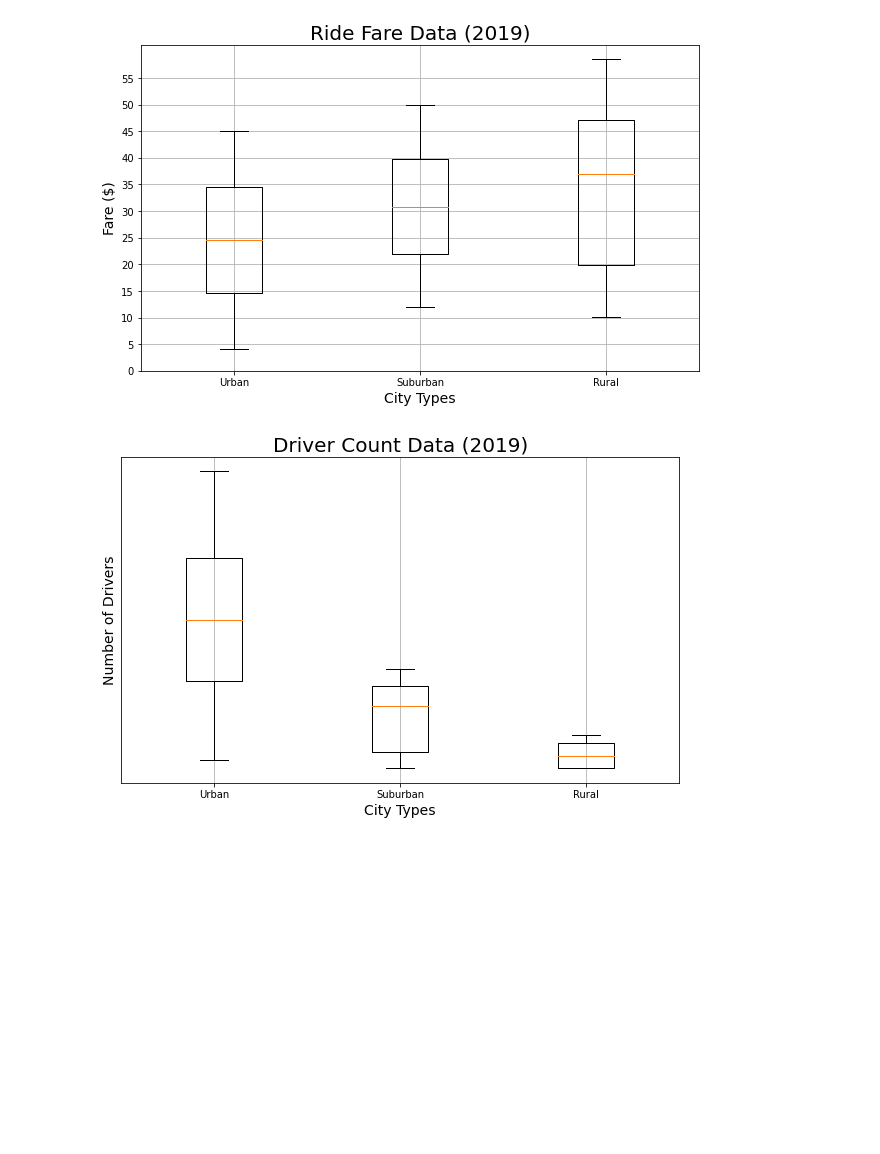
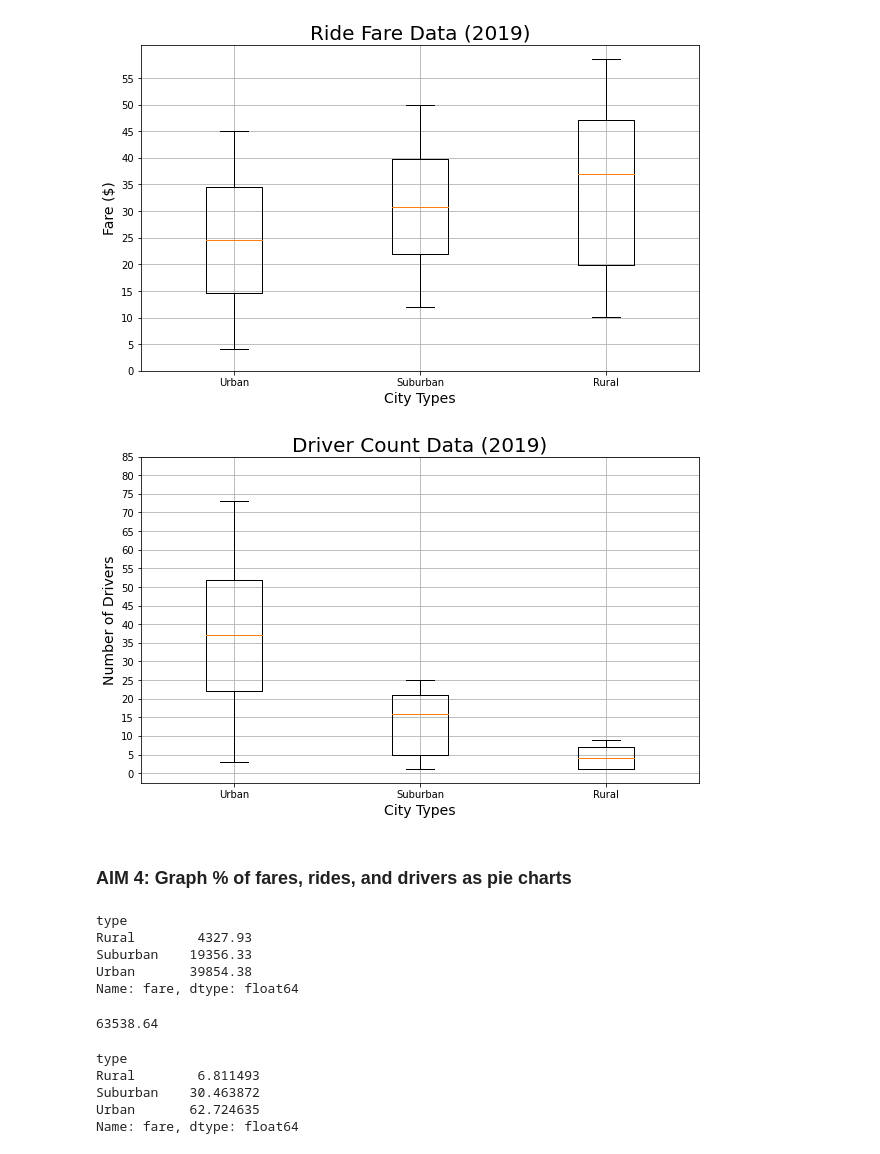
Before and after one commit to CYLaiMDPhD/PyBer_Rideshare_Analysis, a Jupyter notebook: PyBer.ipynb, the cells around one changed output. Drawn from its saved outputs; the diff is of its cells as text; code cells hidden in the pictures; blank space fills up the shorter version.

```diff
--- a/PyBer.ipynb
+++ b/PyBer.ipynb
@@ -715,21 +715,49 @@ plt.show()
 # %%
 # Create box and whisker plots for driver counts in cities
 # Note: using data calculated from module instructions
 x_labels = ["Urban", "Suburban", "Rural"]
 drivers_data =[urban_drivers, suburban_drivers, rural_drivers]
 
 AllCitiesDriversBox,ax3 = plt.subplots(figsize=(10,6))
 
 ax3.boxplot(drivers_data, labels = x_labels)
 
 # Annotations
 ax3.set_title("Driver Count Data (2019)", fontsize=20)
 ax3.set_ylabel("Number of Drivers", fontsize=14)
 ax3.set_xlabel("City Types", fontsize=14)
-ax3.set_yticks(np.arange(0,00, step=5))
+ax3.set_yticks(np.arange(0,90, step=5))
 ax3.grid()
 
-#plt.savefig("Analysis/Fig4.png")
+plt.savefig("Analysis/Fig4.png")
 plt.show()
 # %% [output]
-[figure, old version]
+[figure, new version]
+# %% [markdown]
+### AIM 4: Graph % of fares, rides, and drivers as pie charts
+# %%
+# Fares
+# Calculate sum of fares by city type
+sum_fares_by_type = pyber_data_df.groupby(["type"]).sum()["fare"]
+sum_fares_by_type
+# %% [output]
+type
+Rural        4327.93
+Suburban    19356.33
+Urban       39854.38
+Name: fare, dtype: float64
+# %%
+total_fares = pyber_data_df["fare"].sum()
+total_fares
+# %% [output]
+63538.64
+# %%
+# Calculate percentages
+type_percent = 100*sum_fares_by_type/total_fares
+type_percent
+# %% [output]
+type
+Rural        6.811493
+Suburban    30.463872
+Urban       62.724635
+Name: fare, dtype: float64
```
Also changed, not shown: parts of 1 cell of this notebook, 1 other file.
